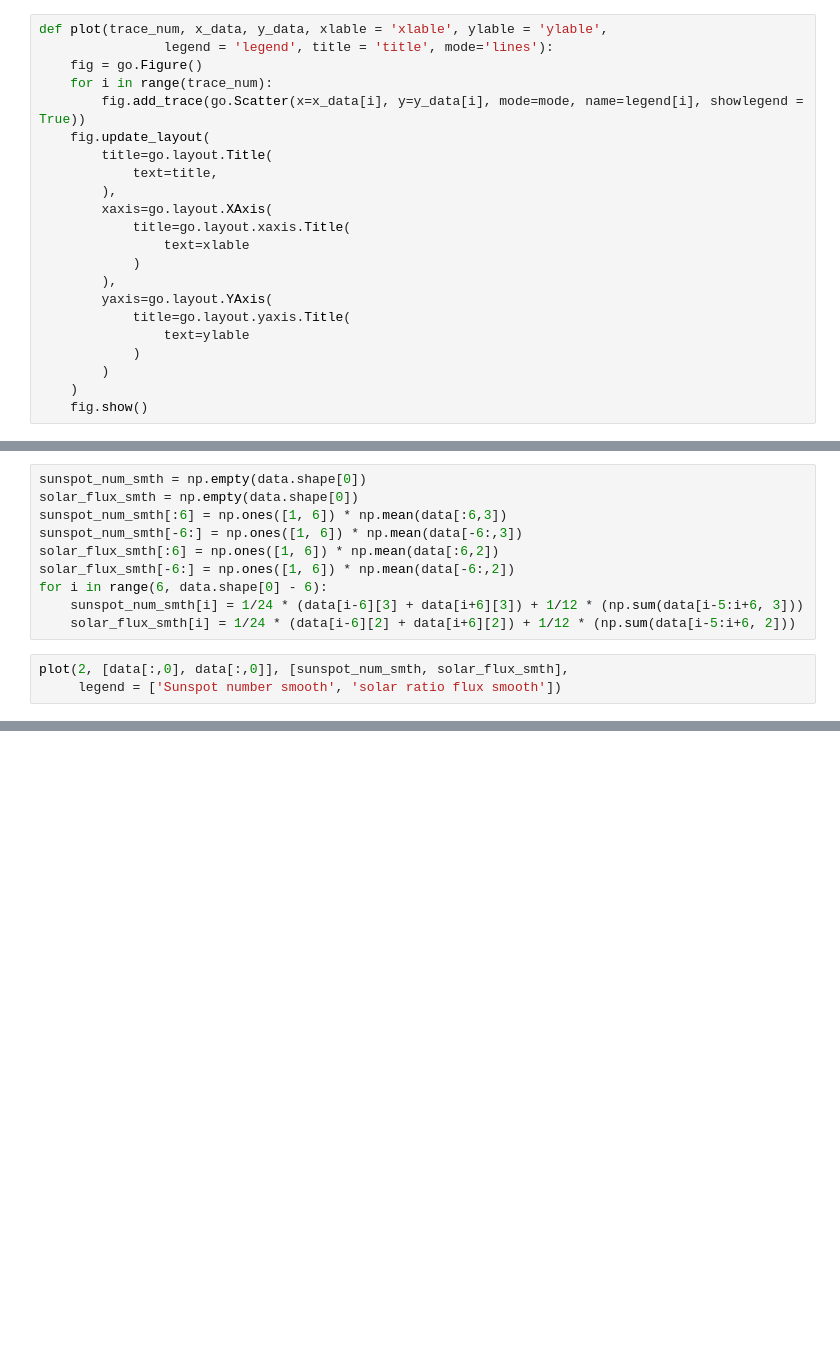
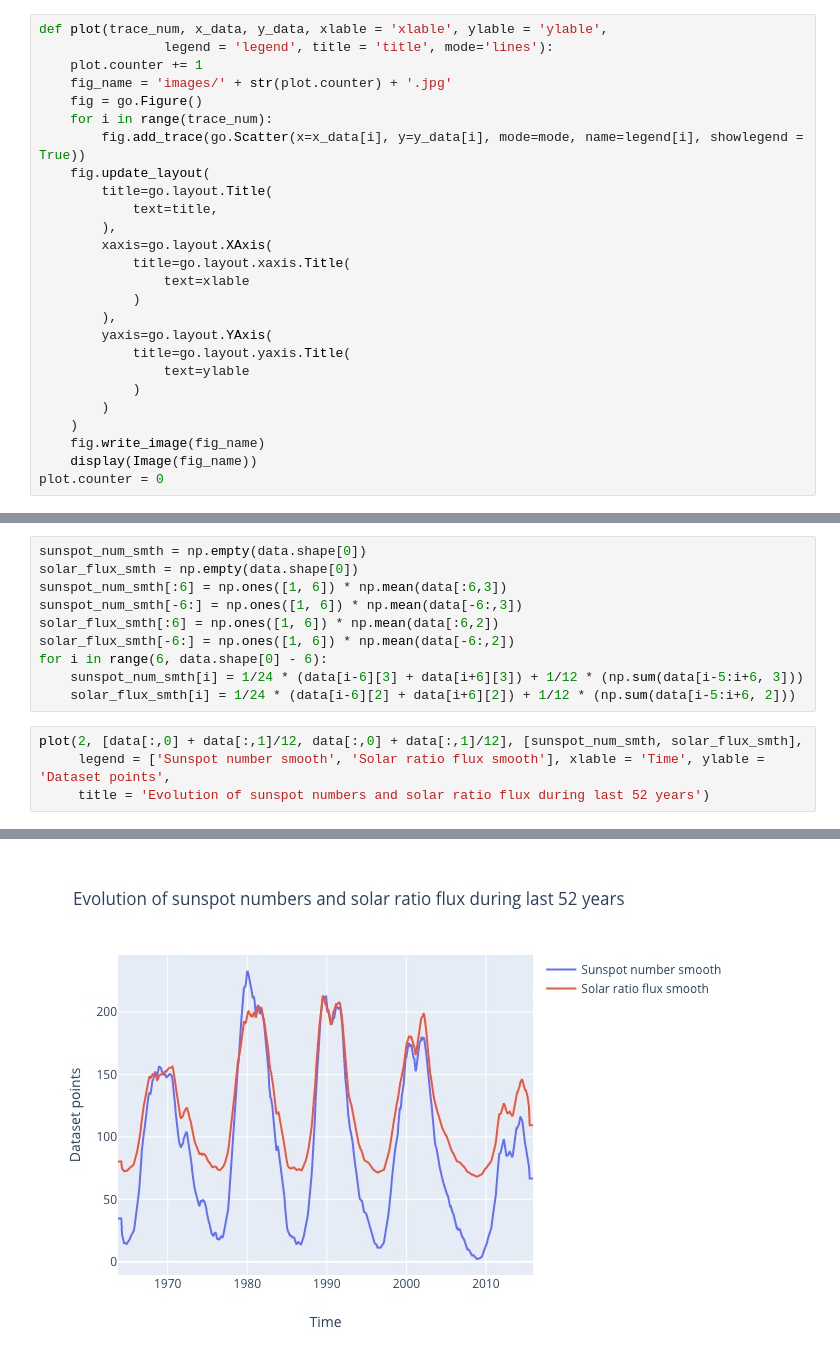
Before and after one commit to gornekich/ExpDataProc, a Jupyter notebook: Assignment1/Assignment1.ipynb, the cells around one changed output, grey strips where cells are left out. Drawn from its saved outputs; the diff is of its cells as text; blank space fills up the shorter version.

```diff
--- a/Assignment1/Assignment1.ipynb
+++ b/Assignment1/Assignment1.ipynb
@@ -5,6 +12,8 @@ import plotly.graph_objects as go
 # %%
 def plot(trace_num, x_data, y_data, xlable = 'xlable', ylable = 'ylable',
                 legend = 'legend', title = 'title', mode='lines'):
+    plot.counter += 1
+    fig_name = 'images/' + str(plot.counter) + '.jpg'
     fig = go.Figure()
     for i in range(trace_num):
         fig.add_trace(go.Scatter(x=x_data[i], y=y_data[i], mode=mode, name=legend[i], showlegend = True))
@@ -23,4 +32,6 @@ def plot(trace_num, x_data, y_data, xlable = 'xlable', ylable = 'ylable',
             )
         )
     )
-    fig.show()
+    fig.write_image(fig_name)
+    display(Image(fig_name))
+plot.counter = 0
@@ -44,6 +60,7 @@ for i in range(6, data.shape[0] - 6):
     sunspot_num_smth[i] = 1/24 * (data[i-6][3] + data[i+6][3]) + 1/12 * (np.sum(data[i-5:i+6, 3]))
     solar_flux_smth[i] = 1/24 * (data[i-6][2] + data[i+6][2]) + 1/12 * (np.sum(data[i-5:i+6, 2]))
 # %%
-plot(2, [data[:,0], data[:,0]], [sunspot_num_smth, solar_flux_smth],
-     legend = ['Sunspot number smooth', 'solar ratio flux smooth'])
+plot(2, [data[:,0] + data[:,1]/12, data[:,0] + data[:,1]/12], [sunspot_num_smth, solar_flux_smth],
+     legend = ['Sunspot number smooth', 'Solar ratio flux smooth'], xlable = 'Time', ylable = 'Dataset points',
+     title = 'Evolution of sunspot numbers and solar ratio flux during last 52 years')
 # %% [output]
@@ -50,0 +67 @@ plot(2, [data[:,0], data[:,0]], [sunspot_num_smth, solar_flux_smth],
+[figure, added]
```
Also changed, not shown: parts of 15 cells of this notebook.
